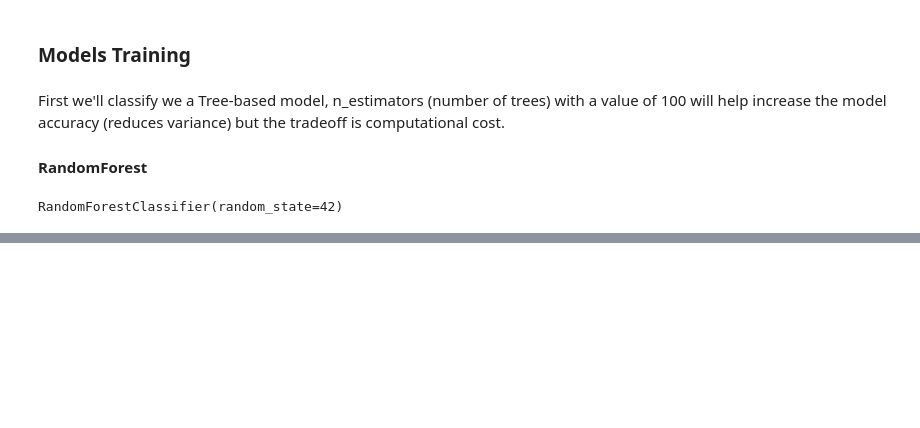
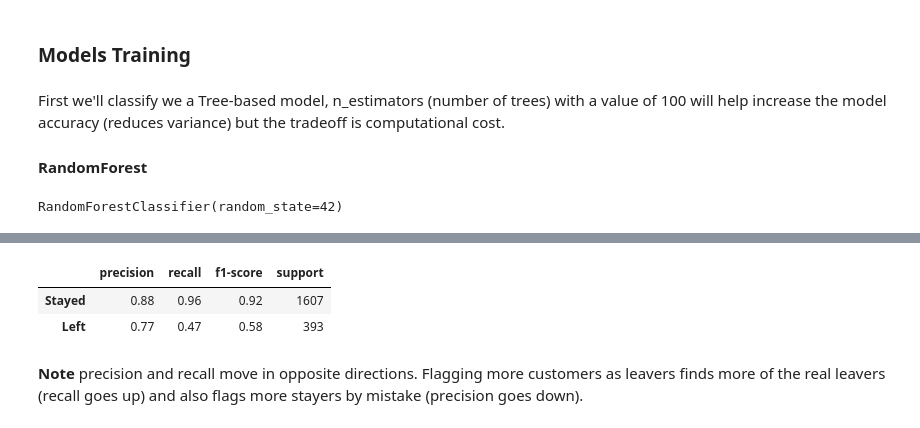
Before and after one commit to jmb-python-developer/ML-02-customer-churn-prediction, a Jupyter notebook: notebooks/notebook.ipynb, the cells around one changed output, grey strips where cells are left out. Drawn from its saved outputs; the diff is of its cells as text; code cells hidden in the pictures; blank space fills up the shorter version.

```diff
--- a/notebooks/notebook.ipynb
+++ b/notebooks/notebook.ipynb
@@ -392,7 +392,7 @@ We remove the noisy feautes (like RowNumber, CustomerId, Surname) and keep the r
 # %%
 features = ['CreditScore', 'Gender', 'Age',
        'Tenure', 'Balance', 'NumOfProducts', 'HasCrCard', 'IsActiveMember',
-       'EstimatedSalary', 'Exited', 'Geography_Germany', 'Geography_Spain', 'Geography_France']
+       'EstimatedSalary', 'Geography_Germany', 'Geography_Spain', 'Geography_France']
 # %%
 X = df_fe[features]
 y = df_fe['Exited']
@@ -428,3 +414,6 @@ model = RandomForestClassifier(n_estimators=100, random_state=42)
 model.fit(X_train, y_train)
 # %% [output]
 RandomForestClassifier(random_state=42)
+# %%
+# Calculate predictions to measure accuracy
+y_pred = model.predict(X_test)
@@ -430,0 +452,12 @@ RandomForestClassifier(random_state=42)
+# %%
+class_report = classification_report(y_test, y_pred, target_names=["Stayed", "Left"], output_dict=True)
+
+report_table = pd.DataFrame({name: class_report[name] for name in ["Stayed", "Left"]}).T
+report_table["support"] = report_table["support"].astype(int)
+report_table.round(2)
+# %% [output]
+|  | precision | recall | f1-score | support |
+| Stayed | 0.88 | 0.96 | 0.92 | 1607 |
+| Left | 0.77 | 0.47 | 0.58 | 393 |
+# %% [markdown]
+**Note** precision and recall move in opposite directions. Flagging more customers as leavers finds more of the real leavers (recall goes up) and also flags more stayers by mistake (precision goes down).
```
Also changed, not shown: parts of 8 cells of this notebook.
